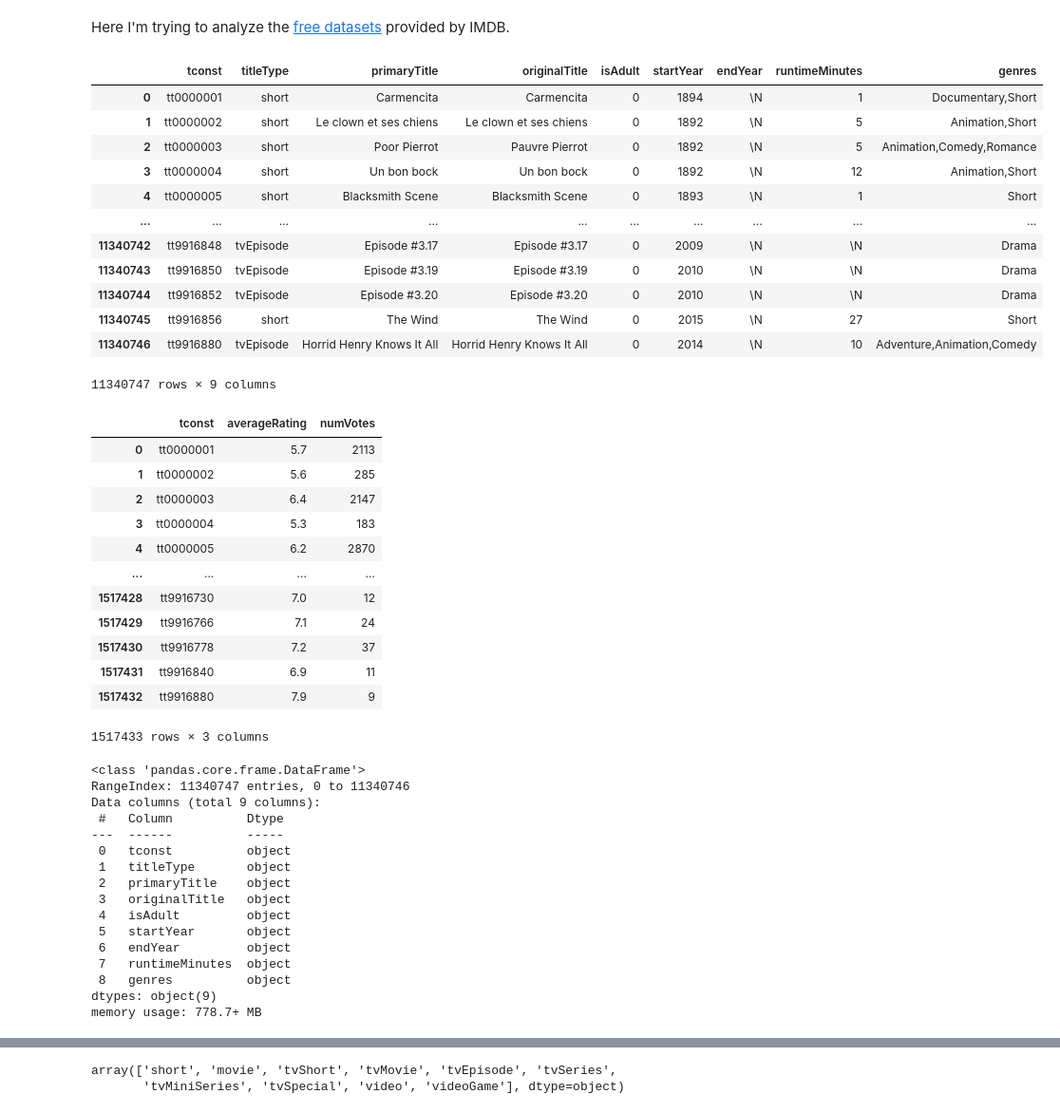
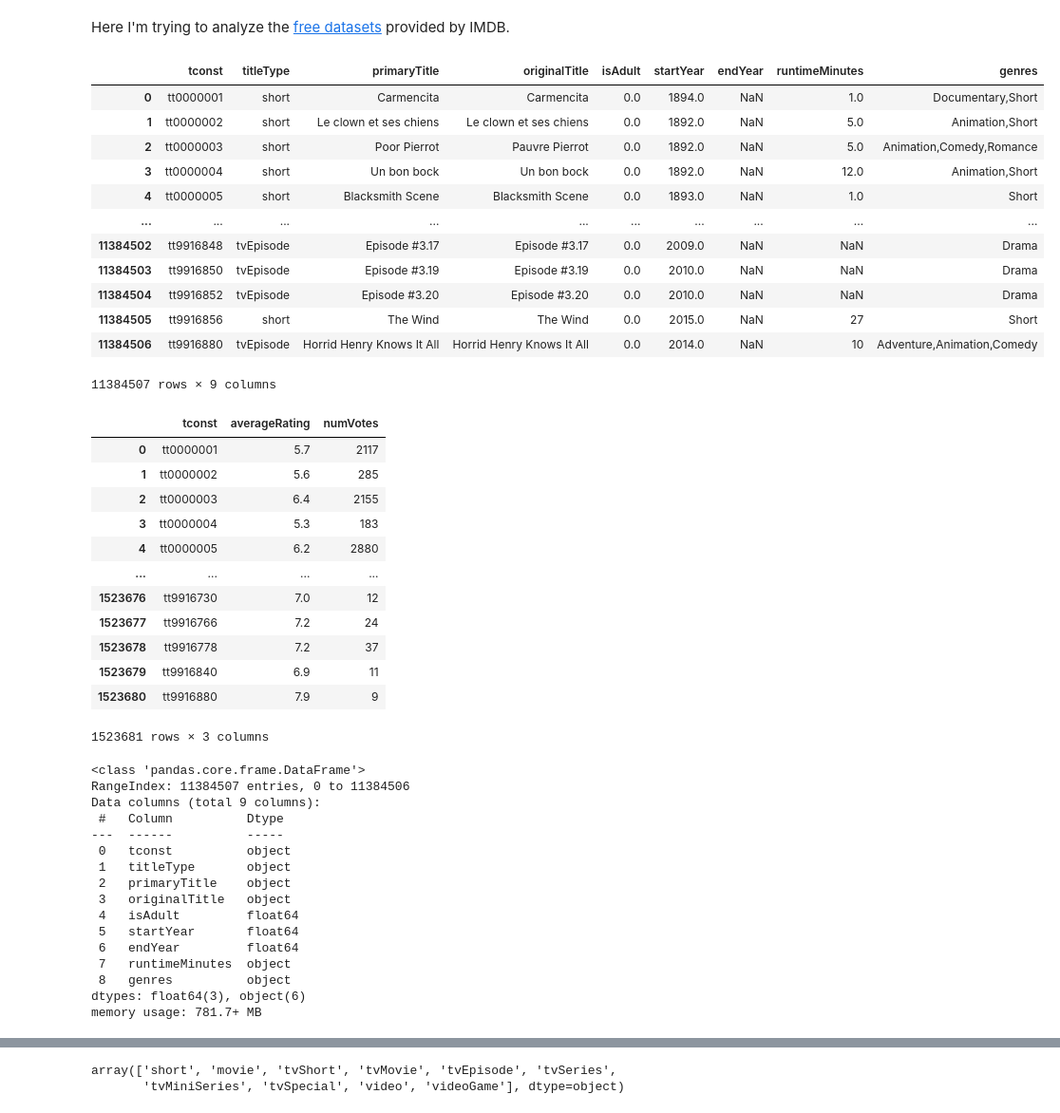
Before and after one commit to antos07/What2WatchNextBot, a Jupyter notebook: notebooks/imdb-dataset-analysis.ipynb, the cells around one changed output, grey strips where cells are left out. Shown at 95% size. Cells and saved outputs as stored; diff of their text form; code cells hidden in the pictures.

```diff
--- a/notebooks/imdb-dataset-analysis.ipynb
+++ b/notebooks/imdb-dataset-analysis.ipynb
@@ -3,44 +3,44 @@ Here I'm trying to analyze the [free datasets](https://developer.imdb.com/non-co
 # %%
 import pandas as pd
 # %%
-df_title_basics = pd.read_csv("../data/title.basics.tsv", sep="\t")
+df_title_basics = pd.read_csv("../data/title.basics.tsv", sep="\t", na_values="\\N")
 df_title_basics
 # %% [output]
 |  | tconst | titleType | primaryTitle | originalTitle | isAdult | startYear | endYear | runtimeMinutes | genres |
-| 0 | tt0000001 | short | Carmencita | Carmencita | 0 | 1894 | \N | 1 | Documentary,Short |
-| 1 | tt0000002 | short | Le clown et ses chiens | Le clown et ses chiens | 0 | 1892 | \N | 5 | Animation,Short |
-| 2 | tt0000003 | short | Poor Pierrot | Pauvre Pierrot | 0 | 1892 | \N | 5 | Animation,Comedy,Romance |
-| 3 | tt0000004 | short | Un bon bock | Un bon bock | 0 | 1892 | \N | 12 | Animation,Short |
-| 4 | tt0000005 | short | Blacksmith Scene | Blacksmith Scene | 0 | 1893 | \N | 1 | Short |
+| 0 | tt0000001 | short | Carmencita | Carmencita | 0.0 | 1894.0 | NaN | 1.0 | Documentary,Short |
+| 1 | tt0000002 | short | Le clown et ses chiens | Le clown et ses chiens | 0.0 | 1892.0 | NaN | 5.0 | Animation,Short |
+| 2 | tt0000003 | short | Poor Pierrot | Pauvre Pierrot | 0.0 | 1892.0 | NaN | 5.0 | Animation,Comedy,Romance |
+| 3 | tt0000004 | short | Un bon bock | Un bon bock | 0.0 | 1892.0 | NaN | 12.0 | Animation,Short |
+| 4 | tt0000005 | short | Blacksmith Scene | Blacksmith Scene | 0.0 | 1893.0 | NaN | 1.0 | Short |
 | ... | ... | ... | ... | ... | ... | ... | ... | ... | ... |
-| 11340742 | tt9916848 | tvEpisode | Episode #3.17 | Episode #3.17 | 0 | 2009 | \N | \N | Drama |
-| 11340743 | tt9916850 | tvEpisode | Episode #3.19 | Episode #3.19 | 0 | 2010 | \N | \N | Drama |
-| 11340744 | tt9916852 | tvEpisode | Episode #3.20 | Episode #3.20 | 0 | 2010 | \N | \N | Drama |
-| 11340745 | tt9916856 | short | The Wind | The Wind | 0 | 2015 | \N | 27 | Short |
-| 11340746 | tt9916880 | tvEpisode | Horrid Henry Knows It All | Horrid Henry Knows It All | 0 | 2014 | \N | 10 | Adventure,Animation,Comedy |
+| 11384502 | tt9916848 | tvEpisode | Episode #3.17 | Episode #3.17 | 0.0 | 2009.0 | NaN | NaN | Drama |
+| 11384503 | tt9916850 | tvEpisode | Episode #3.19 | Episode #3.19 | 0.0 | 2010.0 | NaN | NaN | Drama |
+| 11384504 | tt9916852 | tvEpisode | Episode #3.20 | Episode #3.20 | 0.0 | 2010.0 | NaN | NaN | Drama |
+| 11384505 | tt9916856 | short | The Wind | The Wind | 0.0 | 2015.0 | NaN | 27 | Short |
+| 11384506 | tt9916880 | tvEpisode | Horrid Henry Knows It All | Horrid Henry Knows It All | 0.0 | 2014.0 | NaN | 10 | Adventure,Animation,Comedy |
-11340747 rows × 9 columns
+11384507 rows × 9 columns
 # %%
-df_title_ratings = pd.read_csv("../data/title.ratings.tsv", sep="\t")
+df_title_ratings = pd.read_csv("../data/title.ratings.tsv", sep="\t", na_values="\\N")
 df_title_ratings
 # %% [output]
 |  | tconst | averageRating | numVotes |
-| 0 | tt0000001 | 5.7 | 2113 |
+| 0 | tt0000001 | 5.7 | 2117 |
 | 1 | tt0000002 | 5.6 | 285 |
-| 2 | tt0000003 | 6.4 | 2147 |
+| 2 | tt0000003 | 6.4 | 2155 |
 | 3 | tt0000004 | 5.3 | 183 |
-| 4 | tt0000005 | 6.2 | 2870 |
+| 4 | tt0000005 | 6.2 | 2880 |
 | ... | ... | ... | ... |
-| 1517428 | tt9916730 | 7.0 | 12 |
-| 1517429 | tt9916766 | 7.1 | 24 |
-| 1517430 | tt9916778 | 7.2 | 37 |
-| 1517431 | tt9916840 | 6.9 | 11 |
-| 1517432 | tt9916880 | 7.9 | 9 |
+| 1523676 | tt9916730 | 7.0 | 12 |
+| 1523677 | tt9916766 | 7.2 | 24 |
+| 1523678 | tt9916778 | 7.2 | 37 |
+| 1523679 | tt9916840 | 6.9 | 11 |
+| 1523680 | tt9916880 | 7.9 | 9 |
-1517433 rows × 3 columns
+1523681 rows × 3 columns
 # %%
 df_title_basics.info()
 # %% [output]
 <class 'pandas.core.frame.DataFrame'>
-RangeIndex: 11340747 entries, 0 to 11340746
+RangeIndex: 11384507 entries, 0 to 11384506
 Data columns (total 9 columns):
  #   Column          Dtype
 ---  ------          -----
@@ -48,13 +48,13 @@ Data columns (total 9 columns):
  1   titleType       object
  2   primaryTitle    object
  3   originalTitle   object
- 4   isAdult         object
- 5   startYear       object
- 6   endYear         object
+ 4   isAdult         float64
+ 5   startYear       float64
+ 6   endYear         float64
  7   runtimeMinutes  object
  8   genres          object
-dtypes: object(9)
-memory usage: 778.7+ MB
+dtypes: float64(3), object(6)
+memory usage: 781.7+ MB
 # %%
 df = pd.merge(df_title_basics, df_title_ratings, how="inner", on="tconst")
 df
```
Also changed, not shown: parts of 6 cells of this notebook, 1 other file.
